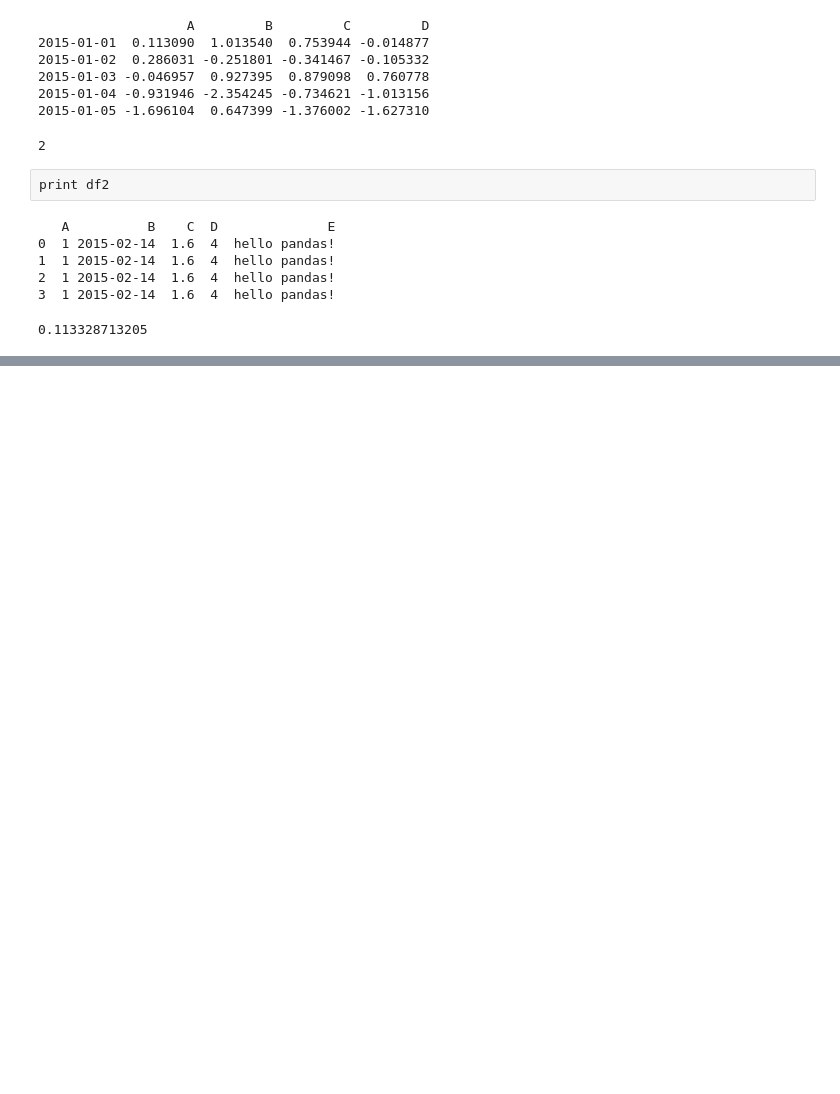
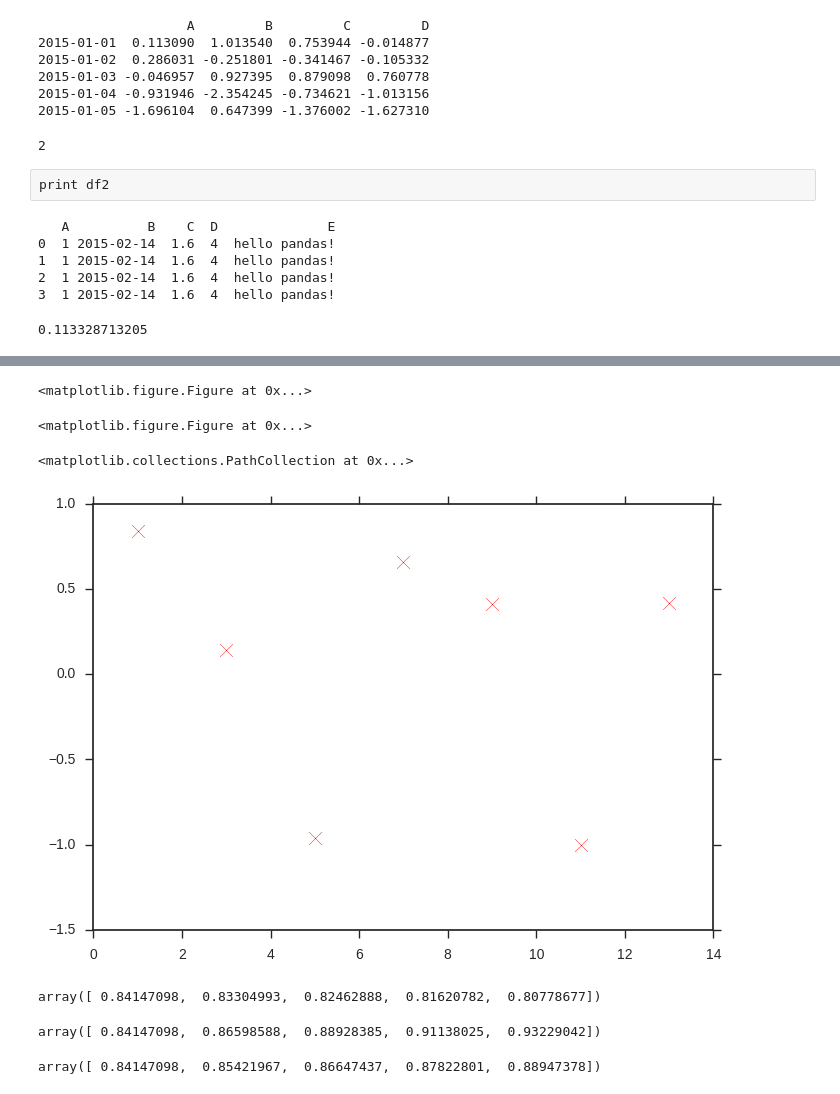
Before and after one commit to xujinchang/python_Quant, a Jupyter notebook: quant.ipynb, the cells around one changed output, grey strips where cells are left out. Saved outputs shown, nothing was run; the diff lists cells and outputs as text; code cells hidden in the pictures; blank space fills up the shorter version.

```diff
--- a/quant.ipynb
+++ b/quant.ipynb
@@ -177,0 +244,32 @@ import seaborn as sns
+# %%
+import numpy as np
+from matplotlib import pylab
+import seaborn as sns
+x = np.linspace(1.0, 13.0, 7)
+y = np.sin(x)
+# %%
+pylab.figure()
+# %% [output]
+<matplotlib.figure.Figure at 0x...>
+<matplotlib.figure.Figure at 0x...>
+# %%
+pylab.scatter(x,y,s = 85,marker = 'x',color = 'r')
+# %% [output]
+<matplotlib.collections.PathCollection at 0x...>
+[figure, added]
+# %%
+xnew = np.linspace(1.0,13.0,500)
+ynewLinear = interpolate.spline(x,y,xnew,order = 1)
+ynewLinear[:5]
+# %% [output]
+array([ 0.84147098,  0.83304993,  0.82462888,  0.81620782,  0.80778677])
+# %%
+ynewLinear = interpolate.spline(x,y,xnew,order = 3)
+ynewLinear[:5]
+# %% [output]
+array([ 0.84147098,  0.86598588,  0.88928385,  0.91138025,  0.93229042])
+# %%
+ynewReal = np.sin(xnew)
+ynewReal[:5]
+# %% [output]
+array([ 0.84147098,  0.85421967,  0.86647437,  0.87822801,  0.88947378])
```
Also changed, not shown: parts of 13 cells of this notebook.
